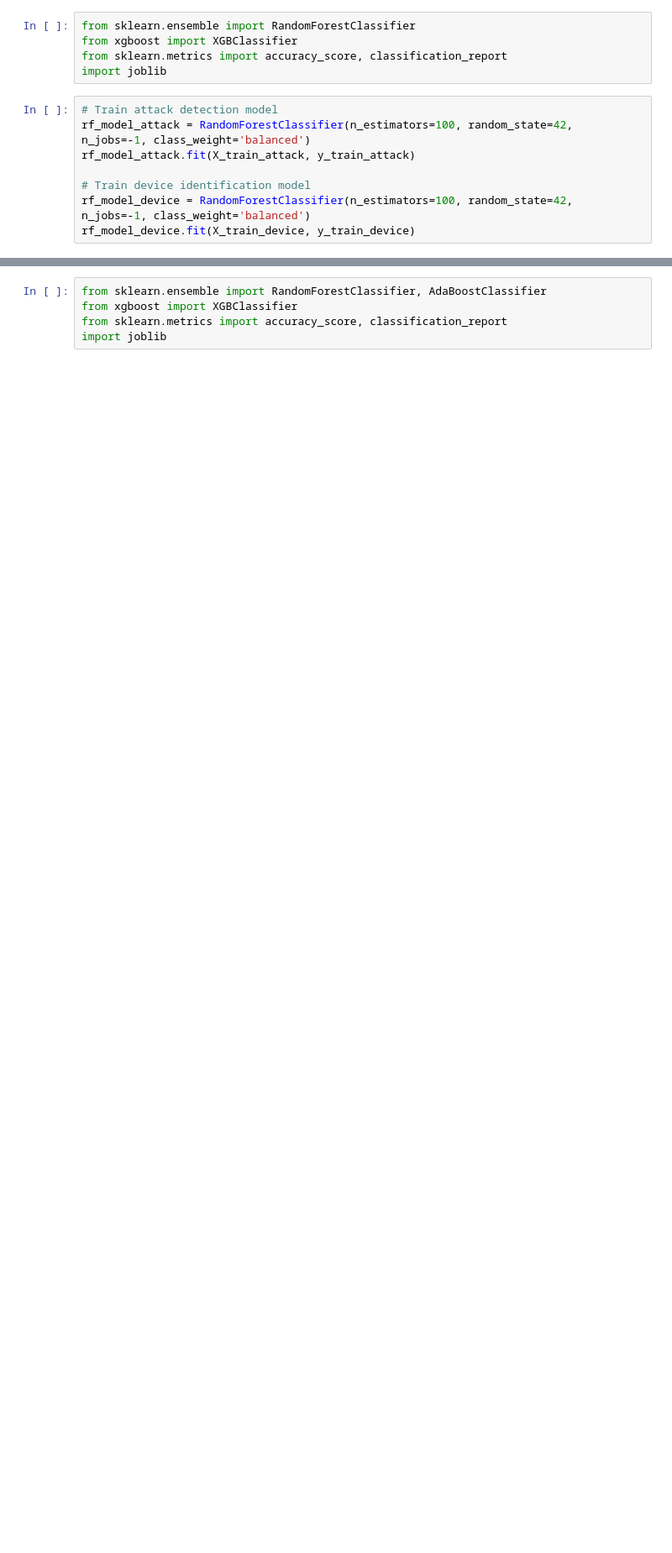
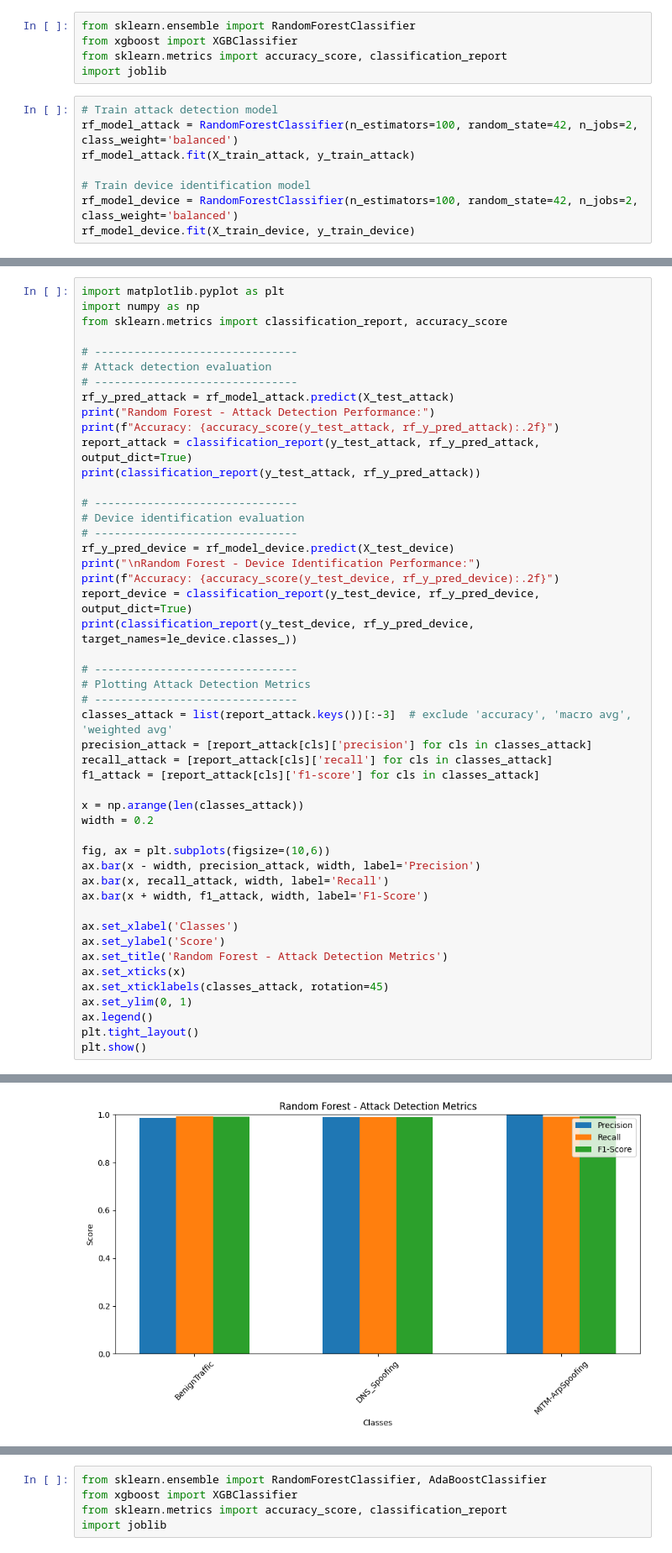
Before and after one commit to Nazihahaha/cic_iot, a Jupyter notebook: main.ipynb, the cells around one changed output, grey strips where cells are left out. Shown: that part at 84% size. Drawn from its saved outputs; the diff is of its cells as text; blank space fills up the shorter version.

```diff
--- a/main.ipynb
+++ b/main.ipynb
@@ -251,10 +136,10 @@ from sklearn.metrics import accuracy_score, classification_report
 import joblib
 # %%
 # Train attack detection model
-rf_model_attack = RandomForestClassifier(n_estimators=100, random_state=42, n_jobs=-1, class_weight='balanced')
+rf_model_attack = RandomForestClassifier(n_estimators=100, random_state=42, n_jobs=2, class_weight='balanced')
 rf_model_attack.fit(X_train_attack, y_train_attack)
 
 # Train device identification model
-rf_model_device = RandomForestClassifier(n_estimators=100, random_state=42, n_jobs=-1, class_weight='balanced')
+rf_model_device = RandomForestClassifier(n_estimators=100, random_state=42, n_jobs=2, class_weight='balanced')
 rf_model_device.fit(X_train_device, y_train_device)
 # %% [output]
@@ -292,0 +178,49 @@ MITM-ArpSpoofing       0.99      0.98      0.98     31758
+# %%
+import matplotlib.pyplot as plt
+import numpy as np
+from sklearn.metrics import classification_report, accuracy_score
+
+# -------------------------------
+# Attack detection evaluation
+# -------------------------------
+rf_y_pred_attack = rf_model_attack.predict(X_test_attack)
+print("Random Forest - Attack Detection Performance:")
+print(f"Accuracy: {accuracy_score(y_test_attack, rf_y_pred_attack):.2f}")
+report_attack = classification_report(y_test_attack, rf_y_pred_attack, output_dict=True)
+print(classification_report(y_test_attack, rf_y_pred_attack))
+
+# -------------------------------
+# Device identification evaluation
+# -------------------------------
+rf_y_pred_device = rf_model_device.predict(X_test_device)
+print("\nRandom Forest - Device Identification Performance:")
+print(f"Accuracy: {accuracy_score(y_test_device, rf_y_pred_device):.2f}")
+report_device = classification_report(y_test_device, rf_y_pred_device, output_dict=True)
+print(classification_report(y_test_device, rf_y_pred_device, target_names=le_device.classes_))
+
+# -------------------------------
+# Plotting Attack Detection Metrics
+# -------------------------------
+classes_attack = list(report_attack.keys())[:-3]  # exclude 'accuracy', 'macro avg', 'weighted avg'
+precision_attack = [report_attack[cls]['precision'] for cls in classes_attack]
+recall_attack = [report_attack[cls]['recall'] for cls in classes_attack]
+f1_attack = [report_attack[cls]['f1-score'] for cls in classes_attack]
+
+x = np.arange(len(classes_attack))
+width = 0.2
+
+fig, ax = plt.subplots(figsize=(10,6))
+ax.bar(x - width, precision_attack, width, label='Precision')
+ax.bar(x, recall_attack, width, label='Recall')
+ax.bar(x + width, f1_attack, width, label='F1-Score')
+
+ax.set_xlabel('Classes')
+ax.set_ylabel('Score')
+ax.set_title('Random Forest - Attack Detection Metrics')
+ax.set_xticks(x)
+ax.set_xticklabels(classes_attack, rotation=45)
+ax.set_ylim(0, 1)
+ax.legend()
+plt.tight_layout()
+plt.show()
+# %% [output]
@@ -292,0 +244 @@ MITM-ArpSpoofing       0.99      0.98      0.98     31758
+[figure, added]
```
Also changed, not shown: parts of 39 cells of this notebook.
